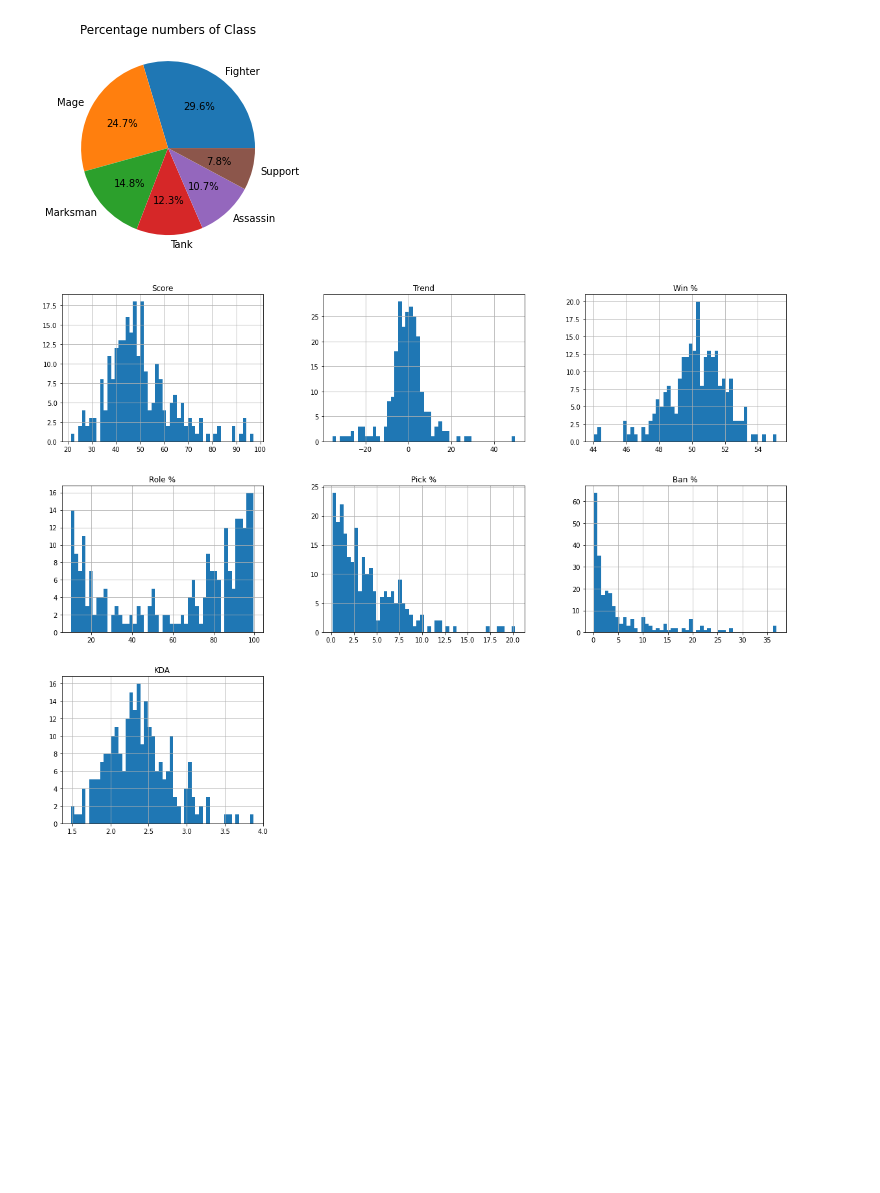
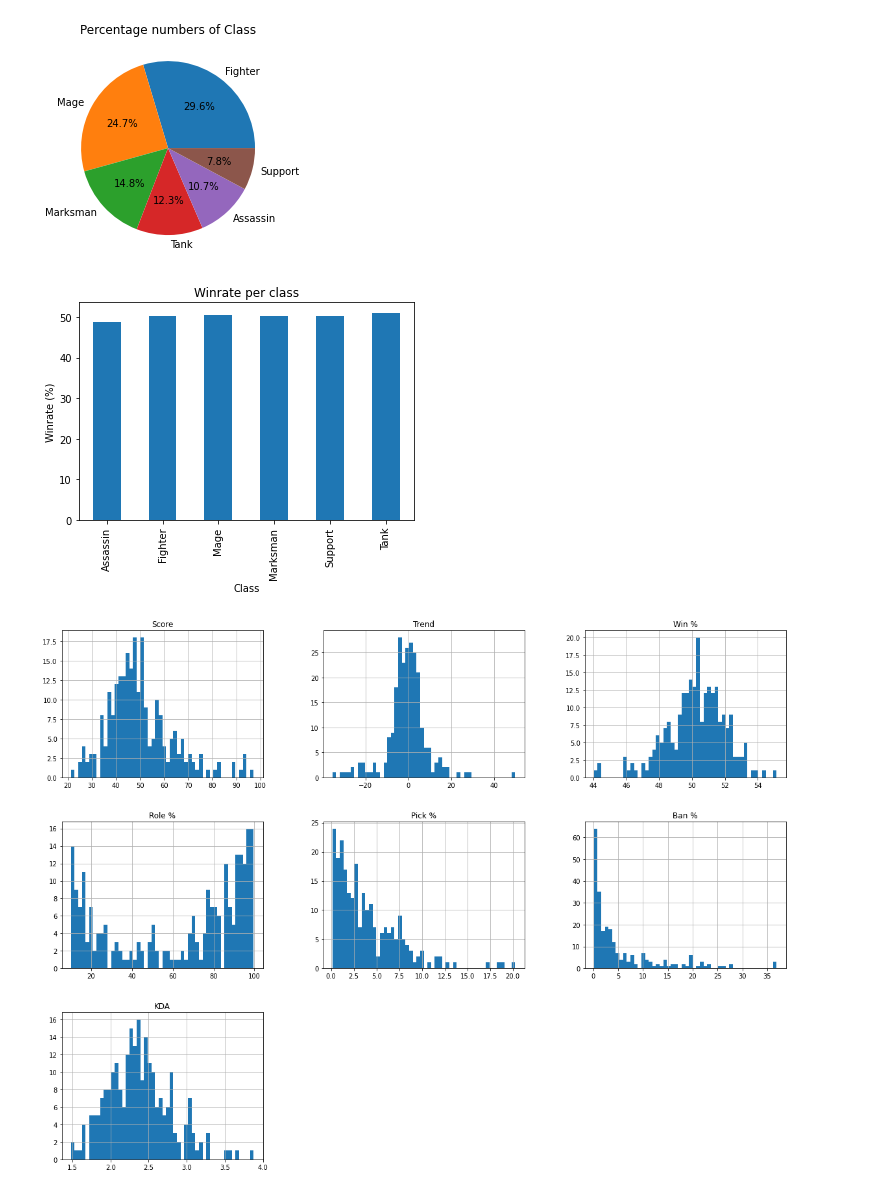
Before and after one commit to Nassim-Hb/Python_project, a Jupyter notebook: Projet.ipynb, the cells around one changed output. Saved outputs shown, nothing was run; the diff lists cells and outputs as text; code cells hidden in the pictures; blank space fills up the shorter version.

```diff
--- a/Projet.ipynb
+++ b/Projet.ipynb
@@ -190,6 +192,18 @@ plt.title("Percentage numbers of Class")
 plt.show()
 # %% [output]
 [figure]
+# %%
+#Here we have the winrate of each class of champions, tank is the winner
+df_class = df[["Role", "Class", "Win %"]]
+class_winrates = df_class.groupby("Class")["Win %"].mean()
+fig, ax = plt.subplots()
+class_winrates.plot(kind="bar", ax=ax)
+plt.title("Winrate per class")
+plt.xlabel("Class")
+plt.ylabel("Winrate (%)")
+plt.show()
+# %% [output]
+[figure, added]
 # %%
 # We can visualize the distribution of each column using histograms
 df.hist(bins=50, figsize=(20,15))
```
Also changed, not shown: parts of 7 cells of this notebook.
